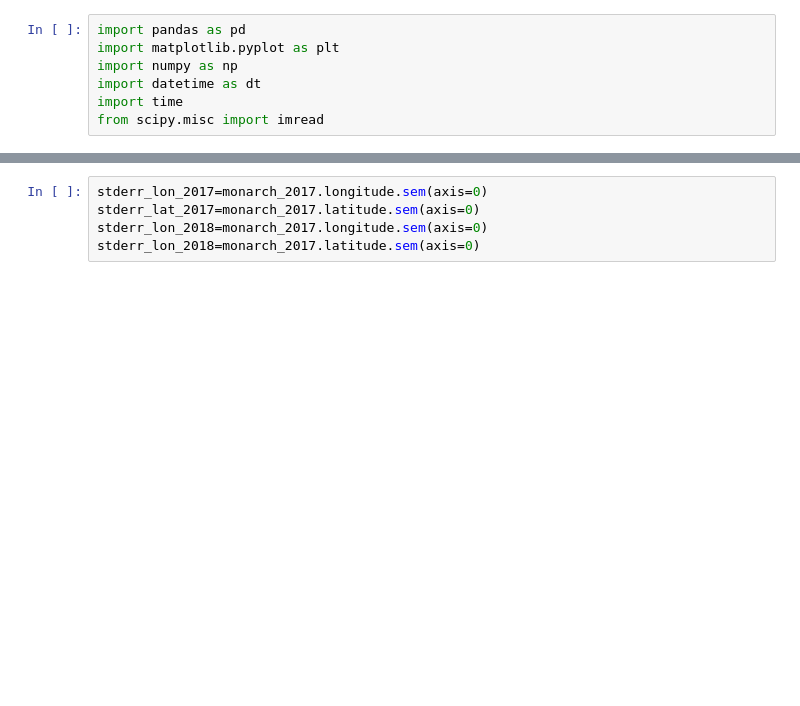
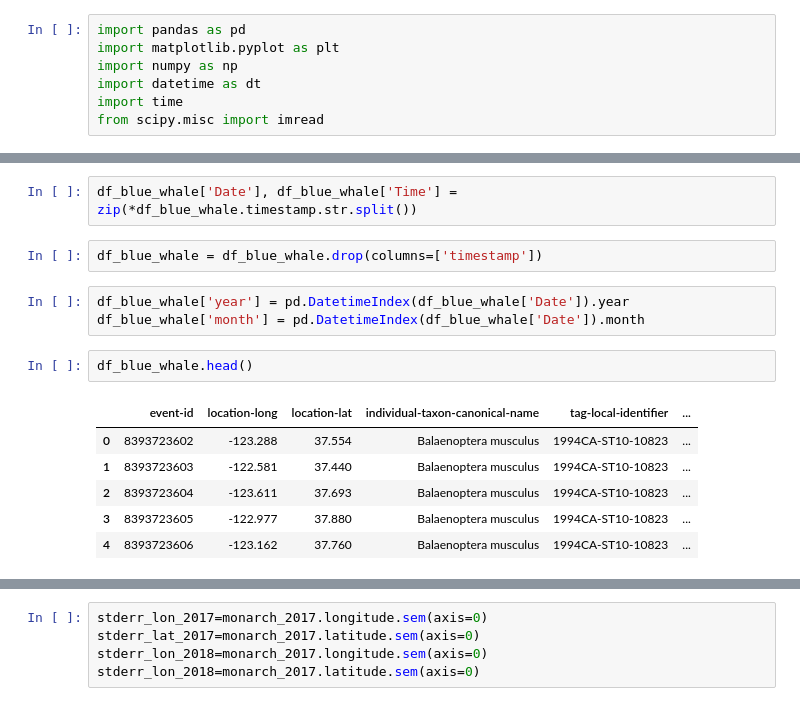
Before and after one commit to trivial-vector/Majick-Migration, a Jupyter notebook: Analysis/majick_migration.ipynb, the cells around one changed output, grey strips where cells are left out. Saved outputs shown, nothing was run; the diff lists cells and outputs as text; blank space fills up the shorter version.

```diff
--- a/Analysis/majick_migration.ipynb
+++ b/Analysis/majick_migration.ipynb
@@ -31,3 +31,19 @@ df_humpback_whale.head()
+# %%
+df_blue_whale['Date'], df_blue_whale['Time'] = zip(*df_blue_whale.timestamp.str.split())
+# %%
+df_blue_whale = df_blue_whale.drop(columns=['timestamp'])
+# %%
+df_blue_whale['year'] = pd.DatetimeIndex(df_blue_whale['Date']).year
+df_blue_whale['month'] = pd.DatetimeIndex(df_blue_whale['Date']).month
+# %%
+df_blue_whale.head()
+# %% [output]
+|  | event-id | location-long | location-lat | individual-taxon-canonical-name | tag-local-identifier | ... |
+| 0 | 8393723602 | -123.288 | 37.554 | Balaenoptera musculus | 1994CA-ST10-10823 | ... |
+| 1 | 8393723603 | -122.581 | 37.440 | Balaenoptera musculus | 1994CA-ST10-10823 | ... |
+| 2 | 8393723604 | -123.611 | 37.693 | Balaenoptera musculus | 1994CA-ST10-10823 | ... |
+| 3 | 8393723605 | -122.977 | 37.880 | Balaenoptera musculus | 1994CA-ST10-10823 | ... |
+| 4 | 8393723606 | -123.162 | 37.760 | Balaenoptera musculus | 1994CA-ST10-10823 | ... |
 # %%
 arctic_adj = df_arctic_tern.dropna(subset = ['latitude','longitude','date_min'])
 arctic_adj['year'] = pd.DatetimeIndex(arctic_adj['date_min']).year
```
Also changed, not shown: parts of 11 cells of this notebook.
